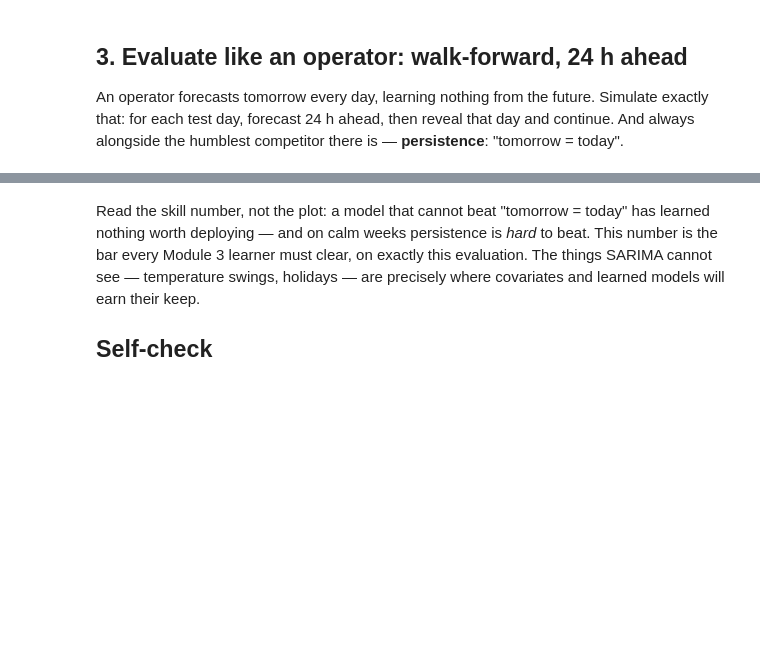
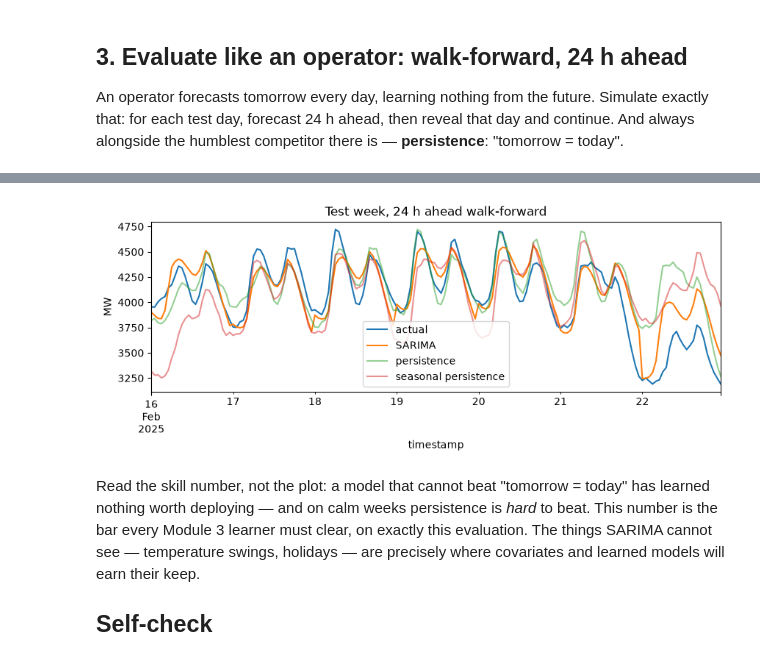
Before and after one commit to KTH-EG2140/course-material, a Jupyter notebook: notebooks/LC09_sarima_baseline.ipynb, the cells around one changed output, grey strips where cells are left out. Saved outputs shown, nothing was run; the diff lists cells and outputs as text; code cells hidden in the pictures; blank space fills up the shorter version.

```diff
--- a/notebooks/LC09_sarima_baseline.ipynb
+++ b/notebooks/LC09_sarima_baseline.ipynb
@@ -49,7 +96,7 @@ print(fit.summary().tables[0])
 An operator forecasts tomorrow every day, learning nothing from the future. Simulate exactly that: for each test day, forecast 24 h ahead, then reveal that day and continue. And always alongside the humblest competitor there is — **persistence**: "tomorrow = today".
 # %%
 horizon = 24
-preds, persist, actual = [], [], []
+preds, persist, weekly, actual = [], [], [], []
 state = fit
 # Walk-forward loop: for each test day, forecast 24 h ahead from what is known,
 # THEN reveal that day (state.append) so the next iteration may use it.
@@ -59,10 +106,13 @@ for day in pd.date_range(test.index[0], test.index[-1], freq="24h"):
     fc = state.forecast(horizon)
     chunk = y.loc[day : day + pd.Timedelta(hours=horizon-1)]
     preds.append(pd.Series(fc.values[:len(chunk)], index=chunk.index))
-    persist.append(y.shift(24).loc[chunk.index])
+    persist.append(y.shift(24).loc[chunk.index])         # persistence: tomorrow = today
+    weekly.append(y.shift(168).loc[chunk.index])         # seasonal persistence: this Tuesday = last Tuesday
     actual.append(chunk)
     state = state.append(chunk)          # reveal the day, don't refit
-pred = pd.concat(preds); pers = pd.concat(persist); act = pd.concat(actual)
-mae_s = (pred - act).abs().mean(); mae_p = (pers - act).abs().mean()
-print(f"walk-forward MAE, 24 h ahead:  SARIMA {mae_s:.0f} MW   persistence {mae_p:.0f} MW")
-print(f"skill vs persistence: {100*(1-mae_s/mae_p):+.0f}%")
+pred = pd.concat(preds); pers = pd.concat(persist); week = pd.concat(weekly); act = pd.concat(actual)
+# MAE = mean absolute error: the average size of the miss, in MW
+mae_s = (pred - act).abs().mean(); mae_p = (pers - act).abs().mean(); mae_w = (week - act).abs().mean()
+print(f"walk-forward MAE, 24 h ahead:  SARIMA {mae_s:.0f} MW   persistence {mae_p:.0f} MW   seasonal persistence {mae_w:.0f} MW")
+better = min(mae_p, mae_w)             # the baseline that matters is the one that is harder to beat
+print(f"skill vs the better baseline: {100*(1-mae_s/better):+.0f}%")
@@ -69,7 +128,9 @@ print(f"skill vs persistence: {100*(1-mae_s/mae_p):+.0f}%")
 # %%
 ax = act.plot(figsize=(10,3), label="actual")
-pred.plot(ax=ax, label="SARIMA"); pers.plot(ax=ax, label="persistence", alpha=0.5)
+pred.plot(ax=ax, label="SARIMA"); pers.plot(ax=ax, label="persistence", alpha=0.5); week.plot(ax=ax, label="seasonal persistence", alpha=0.5)
 ax.legend(); ax.set_title("Test week, 24 h ahead walk-forward"); ax.set_ylabel("MW");
+# %% [output]
+[figure, added]
 # %% [markdown]
 Read the skill number, not the plot: a model that cannot beat "tomorrow = today" has learned nothing worth deploying — and on calm weeks persistence is *hard* to beat. This number is the bar every Module 3 learner must clear, on exactly this evaluation. The things SARIMA cannot see — temperature swings, holidays — are precisely where covariates and learned models will earn their keep.
 
```
Also changed, not shown: parts of 17 cells of this notebook, 3 other files.
